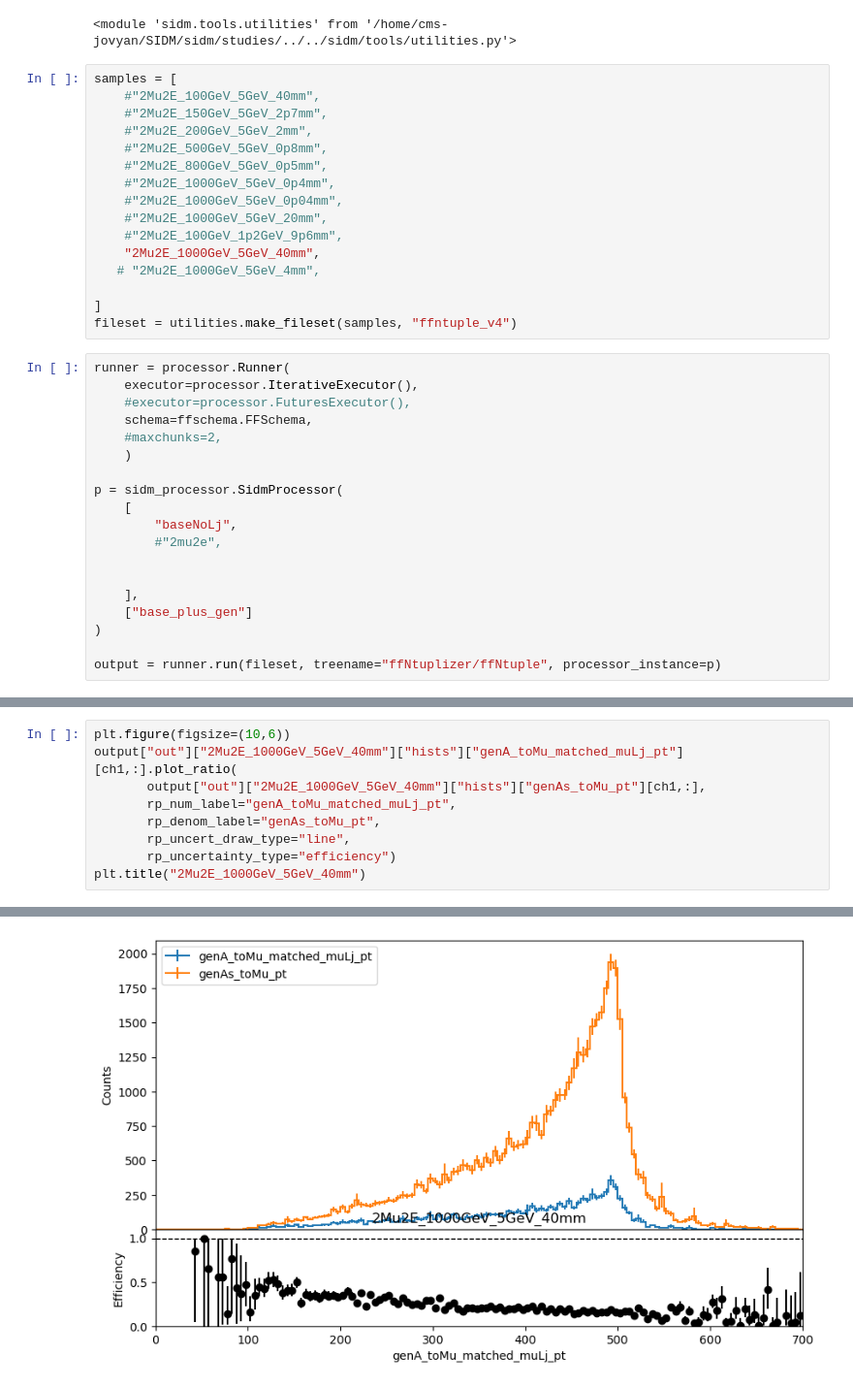
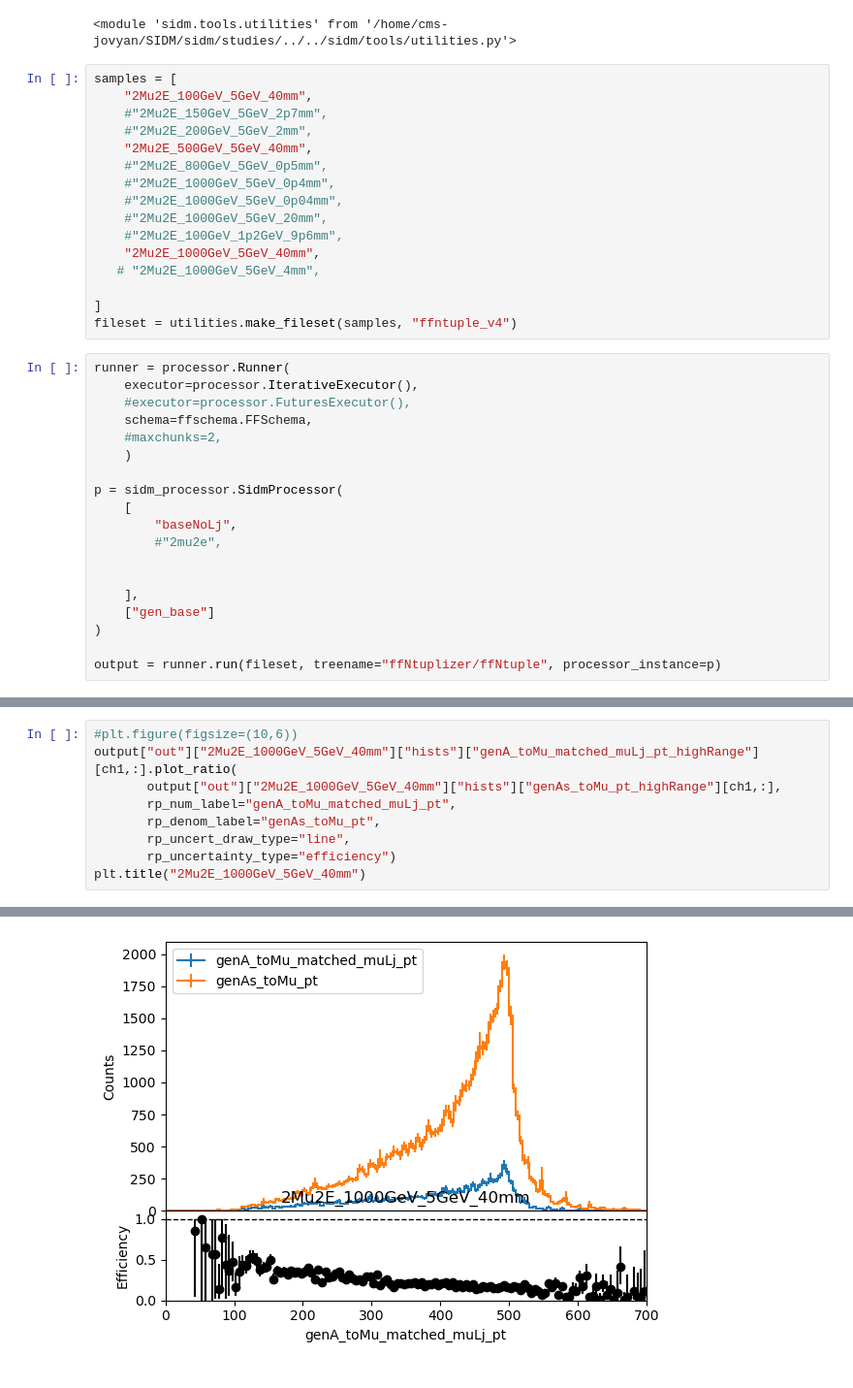
Before and after one commit to yfv2ev/SIDM, a Jupyter notebook: sidm/studies/darkPhotonPtEffi.ipynb, the cells around one changed output, grey strips where cells are left out. Shown at 97% size. Drawn from its saved outputs; the diff is of its cells as text.

```diff
--- a/sidm/studies/darkPhotonPtEffi.ipynb
+++ b/sidm/studies/darkPhotonPtEffi.ipynb
@@ -22,10 +22,10 @@ importlib.reload(utilities)
 <module 'sidm.tools.utilities' from '/home/cms-jovyan/SIDM/sidm/studies/../../sidm/tools/utilities.py'>
 # %%
 samples = [
-    #"2Mu2E_100GeV_5GeV_40mm",
+    "2Mu2E_100GeV_5GeV_40mm",
     #"2Mu2E_150GeV_5GeV_2p7mm",
     #"2Mu2E_200GeV_5GeV_2mm",
-    #"2Mu2E_500GeV_5GeV_0p8mm",
+    "2Mu2E_500GeV_5GeV_40mm",
     #"2Mu2E_800GeV_5GeV_0p5mm",
     #"2Mu2E_1000GeV_5GeV_0p4mm",
     #"2Mu2E_1000GeV_5GeV_0p04mm",
@@ -51,7 +51,7 @@ p = sidm_processor.SidmProcessor(
 
 
     ],
-    ["base_plus_gen"]
+    ["gen_base"]
 )
 
 output = runner.run(fileset, treename="ffNtuplizer/ffNtuple", processor_instance=p)
@@ -110,12 +177,12 @@ Text(0.5, 1.0, '2Mu2E_1000GeV_5GeV_40mm')
 # %%
-plt.figure(figsize=(10,6))
-output["out"]["2Mu2E_1000GeV_5GeV_40mm"]["hists"]["genA_toMu_matched_muLj_pt"][ch1,:].plot_ratio(
-       output["out"]["2Mu2E_1000GeV_5GeV_40mm"]["hists"]["genAs_toMu_pt"][ch1,:],
+#plt.figure(figsize=(10,6))
+output["out"]["2Mu2E_1000GeV_5GeV_40mm"]["hists"]["genA_toMu_matched_muLj_pt_highRange"][ch1,:].plot_ratio(
+       output["out"]["2Mu2E_1000GeV_5GeV_40mm"]["hists"]["genAs_toMu_pt_highRange"][ch1,:],
        rp_num_label="genA_toMu_matched_muLj_pt",
        rp_denom_label="genAs_toMu_pt",
        rp_uncert_draw_type="line",
        rp_uncertainty_type="efficiency")
 plt.title("2Mu2E_1000GeV_5GeV_40mm")
 # %% [output]
 Text(0.5, 1.0, '2Mu2E_1000GeV_5GeV_40mm')
-[figure, old version]
+[figure, new version]
```
Also changed, not shown: parts of 10 cells of this notebook.
